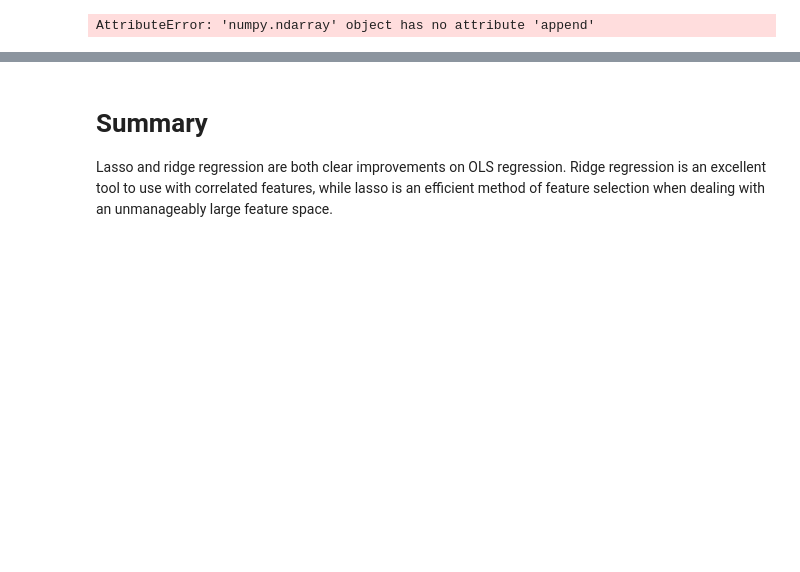
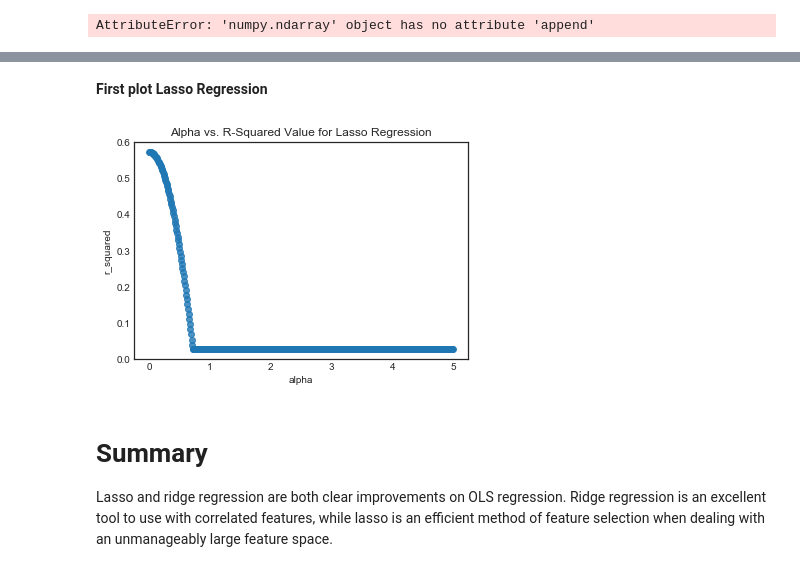
Before and after one commit to str007/Thinkful, a Jupyter notebook: Lasso_Regression_Drill.ipynb, the cells around one changed output, grey strips where cells are left out. Saved outputs shown, nothing was run; the diff lists cells and outputs as text; code cells hidden in the pictures; blank space fills up the shorter version.

```diff
--- a/Lasso_Regression_Drill.ipynb
+++ b/Lasso_Regression_Drill.ipynb
@@ -167,3 +222,11 @@ array(0.57388167)
+# %% [markdown]
+**First plot Lasso Regression**
+# %%
+sns.regplot(x="alpha", y="r_squared", data=rsquared_lasso, fit_reg=False)
+plt.title('Alpha vs. R-Squared Value for Lasso Regression')
+plt.show()
+# %% [output]
+[figure, added]
 # %% [markdown]
 # Summary
 
```
Also changed, not shown: parts of 5 cells of this notebook.
